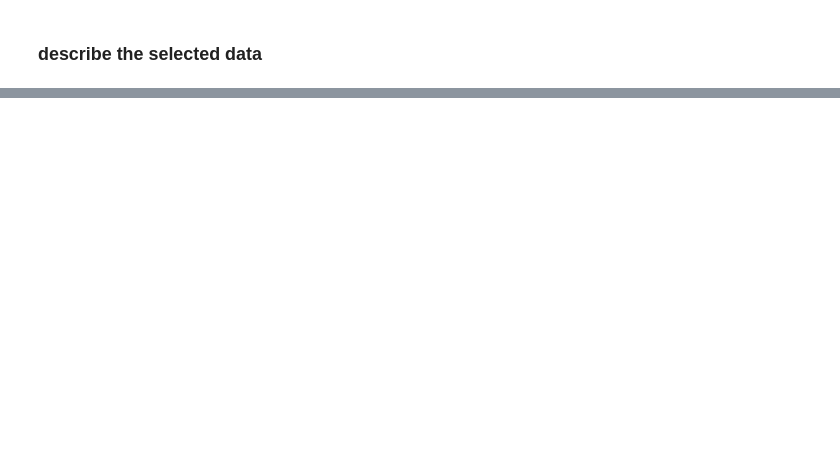
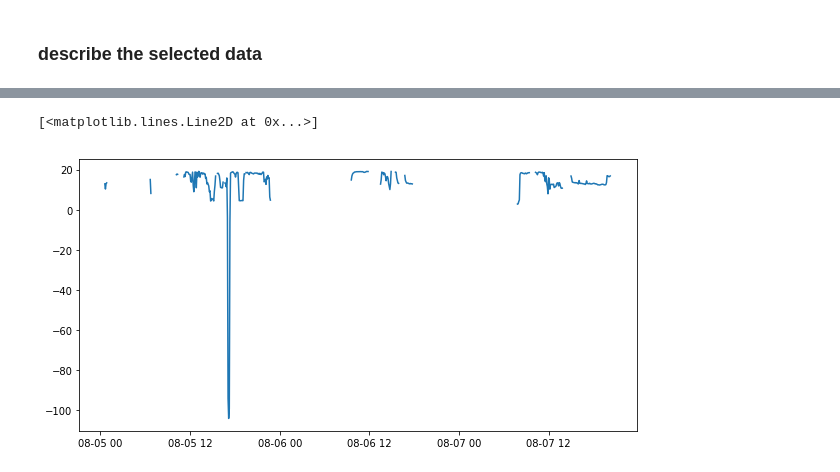
Before and after one commit to UNCG-CSE/Volvo_Truck_Analytics, a Jupyter notebook: src/BillTruck1Proj2.ipynb, the cells around one changed output, grey strips where cells are left out. Cells and saved outputs as stored; diff of their text form; code cells hidden in the pictures; blank space fills up the shorter version.

```diff
--- a/src/BillTruck1Proj2.ipynb
+++ b/src/BillTruck1Proj2.ipynb
@@ -137,0 +193,12 @@ AxesSubplot(0.125,0.2;0.775x0.68)
+# %%
+x1 = df_T1.dropna()
+x1 = df_T1["2019-08-04":"2019-08-07"].resample("300S").mean()
+x = x1.index
+amTemp = x1['4649_Ch4_Inverter_100A']
+altAmps = x1['4649_Ch1_Alternator_250A']
+y = x1[ '4649_Ch8_APU_BatteryVoltage']
+plt.figure(figsize=(10,5))
+plt.plot(x,amTemp)
+# %% [output]
+[<matplotlib.lines.Line2D at 0x...>]
+[figure, added]
```
Also changed, not shown: parts of 13 cells of this notebook, 1 other file.
